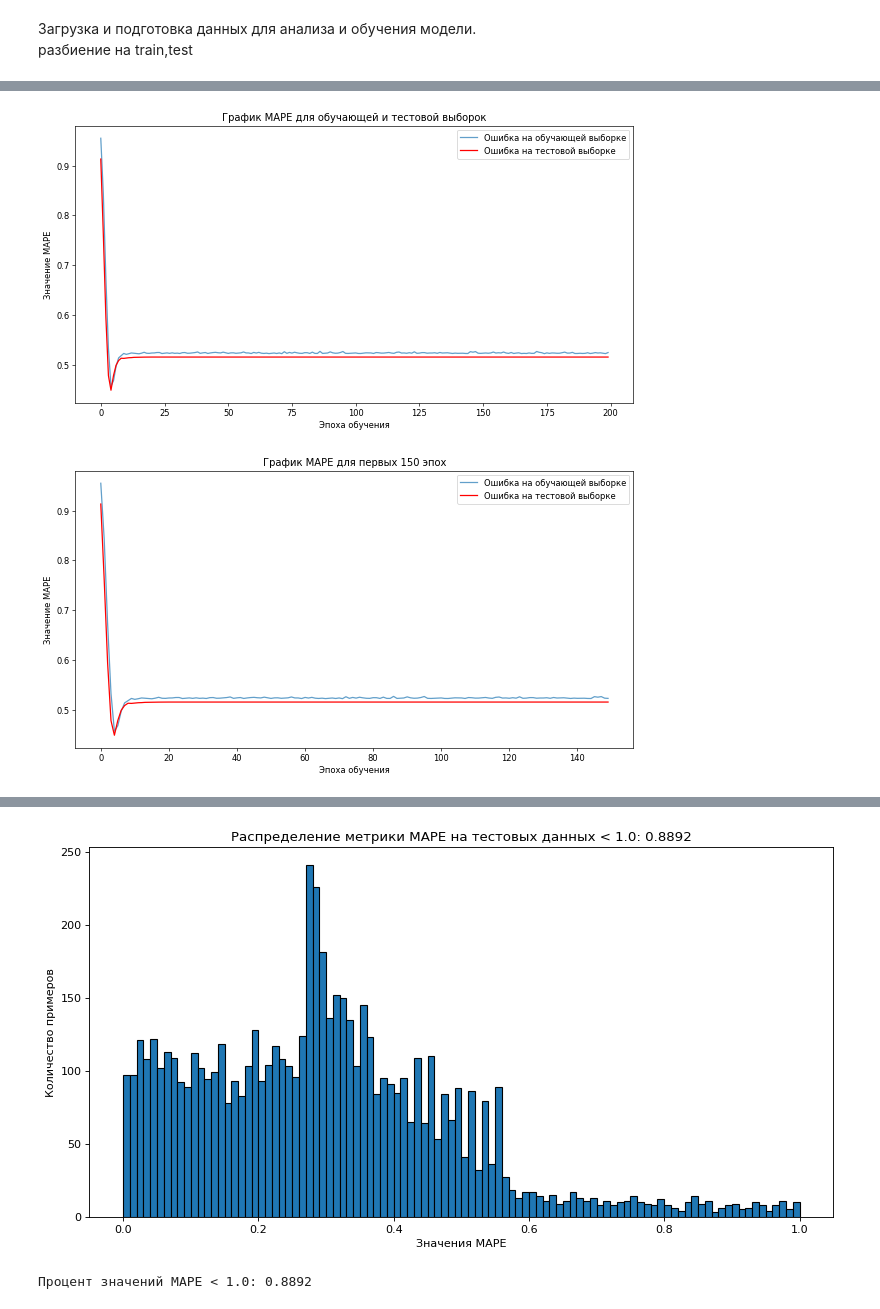
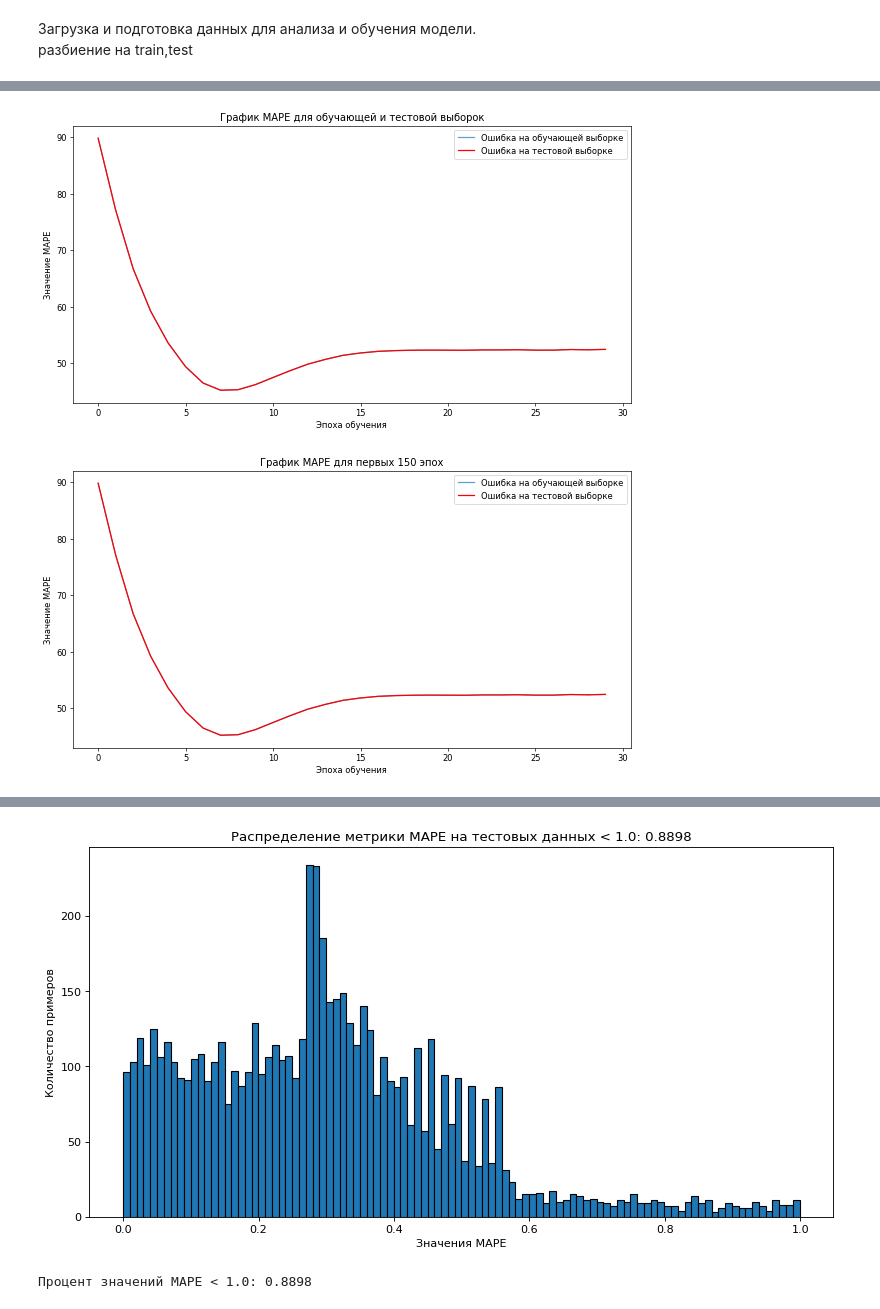
Before and after one commit to N1QWO/pr_aria, a Jupyter notebook: model/TKAT/test_1.ipynb, the cells around one changed output, grey strips where cells are left out. Drawn from its saved outputs; the diff is of its cells as text; code cells hidden in the pictures.

```diff
--- a/model/TKAT/test_1.ipynb
+++ b/model/TKAT/test_1.ipynb
@@ -6,15 +6,13 @@ import sys
 import os
 from model import create_model
 import tensorflow as tf
-import tensorflow as tf
 
-print("Num GPUs Available: ", len(tf.config.list_physical_devices('GPU')))
 import matplotlib.pyplot as plt
 #путь к корню директории
 BASE_DIR = os.path.dirname(os.path.dirname(os.getcwd()))
 sys.path.append(os.path.abspath(BASE_DIR))
 from data_preparation import PreparationDataset
 from show_analysis import LossVisualizer
-
+device = '/cpu:0'
 #device = '/gpu:0' if tf.config.list_physical_devices('GPU') else '/cpu:0'
 #print(device)
@@ -48,5 +44,5 @@ X_train, X_test, y_train, y_test = train_test_split(
 model = create_model(X_train, y_train,device=device)
 # %%
 model.compile(optimizer='adam', loss='Huber',metrics = ['MAPE'])
-history = model.fit(X_train, y_train, epochs=100, batch_size=32,shuffle = True)
+history = model.fit(X_train, y_train, epochs=30, batch_size=32,shuffle = True)
 # %% [output]
@@ -60,5 +88,13 @@ history = model.fit(X_train, y_train, epochs=50, batch_size=32,shuffle = True,in
+# %%
+import torch
+losses =  {
+    'train_main_loss': history.history['loss'],
+    'train_mape': history.history['MAPE'],
+    'test_mape': history.history['MAPE'],
+    'test_tube': torch.zeros(len(history.history['MAPE']))
+    }
 # %%
-LV = LossVisualizer(history)
+LV = LossVisualizer(losses)
 # %%
 LV.show_training_loss()
 # %% [output]
@@ -70,8 +106,8 @@ LV.show_test_tube()
 # %%
 LV.show_mape()
 # %% [output]
-[figure, old version]
+[figure, new version]
-[figure, old version]
+[figure, new version]
 # %%
-LV.histogram_mape(model,X_test,y_test,limit_percel = 100)
+LV.histogram_mape(model,X_test,y_test,limit_percel = 100,keras = True)
 # %% [output]
@@ -78,3 +115,3 @@ LV.histogram_mape(model,X_test,y_test,limit_percel = 100)
-[figure, old version]
+[figure, new version]
-Процент значений MAPE < 1.0: 0.8892
+Процент значений MAPE < 1.0: 0.8898
 # %%
```
Also changed, not shown: parts of 7 cells of this notebook, 2 other files.
